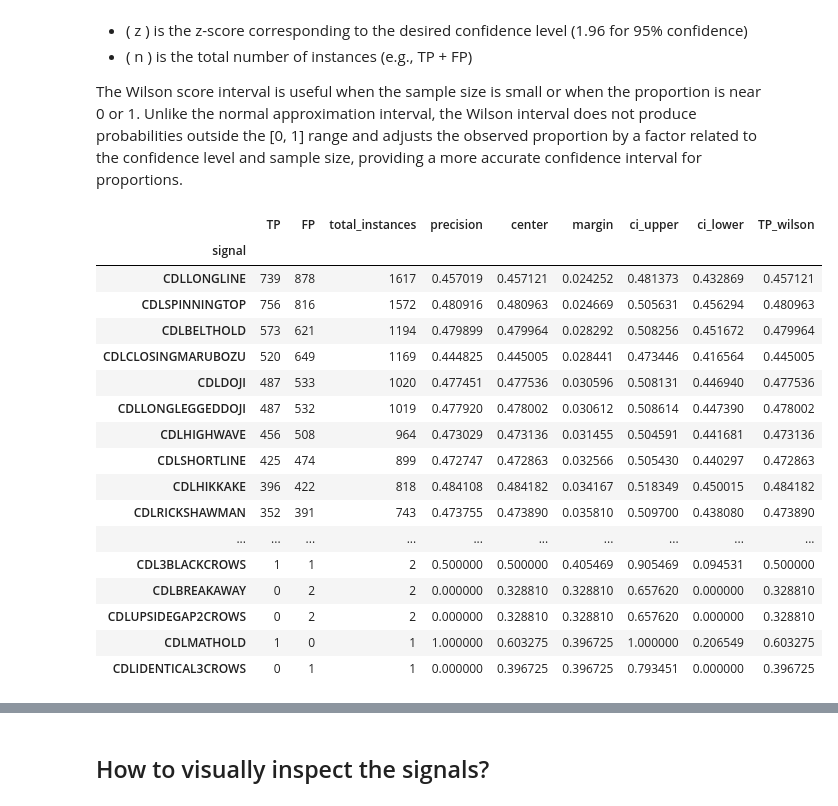
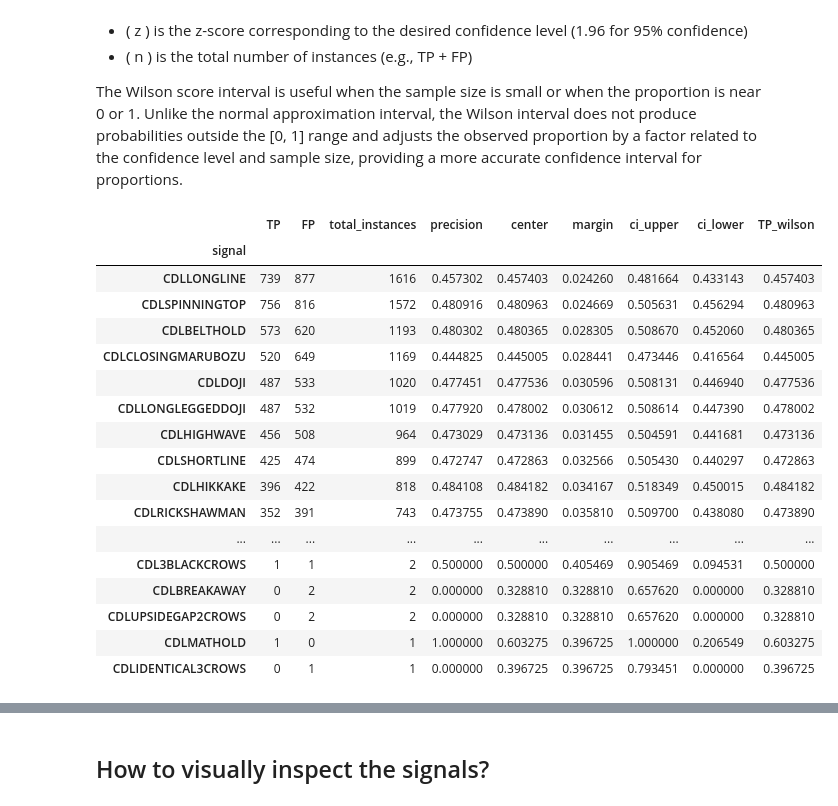
Before and after one commit to ImperialCollegeLondon/ReCoDE-DecodingMarketSignals, a Jupyter notebook: notebooks/ReCoDe_DecodingMarketSignals.ipynb, the cells around one changed output, grey strips where cells are left out. Saved outputs shown, nothing was run; the diff lists cells and outputs as text; code cells hidden in the pictures.

```diff
--- a/notebooks/ReCoDe_DecodingMarketSignals.ipynb
+++ b/notebooks/ReCoDe_DecodingMarketSignals.ipynb
@@ -134,12 +132,12 @@ df = (
             intraday_return=lambda df: (df['close'] - df['open']) / df['open'],
             sign_intraday_return=lambda df: np.sign(df['intraday_return']).astype(int))
     [['date', 'open', 'high', 'low', 'close', 'vol', 'intraday_return', 'sign_intraday_return']]
-#     .set_index('date')
 )
 
+df['log_return'] = np.log(df['close'] / df['close'].shift(1))
+df['next_intraday_return'] = df['intraday_return'].shift(-1)
+df['sign_next_day_return'] = df['sign_intraday_return'].shift(-1).astype('Int64')
 
-df['next_day_return'] = df['sign_intraday_return'].shift(-1).astype('Int64')
-df['log_return'] = np.log(df['close'] / df['close'].shift(-1))
 # df['previous_day_return'] = df['sign_intraday_return'].shift(+1)#.dropna().astype(int)
 # df['5_days_mean_return'] = df['log_return'].rolling(window=5, min_periods=1).mean().shift(-5)  # Idea: Compute 5 days average ahead returns one day after the signal. using pd.rolling and pd.shift.
 df = df.dropna()
@@ -286,15 +272,15 @@ cs_signals_df = cs_signals_df.copy()
 
 
 # Calculate TP, FP, TN, FN for each CS pattern
-cs_signals_df['TP'] = ((np.sign(cs_signals_df['cs_pattern']) == np.sign(cs_signals_df['next_day_return']))
+cs_signals_df['TP'] = ((np.sign(cs_signals_df['cs_pattern']) == np.sign(cs_signals_df['sign_next_day_return']))
                            & (cs_signals_df['cs_pattern'] != 0)).astype(int)
 
-cs_signals_df['FP'] = ((np.sign(cs_signals_df['cs_pattern']) != np.sign(cs_signals_df['next_day_return']))
+cs_signals_df['FP'] = ((np.sign(cs_signals_df['cs_pattern']) != np.sign(cs_signals_df['sign_next_day_return']))
                            & (cs_signals_df['cs_pattern'] != 0)).astype(int)
 
 # Does not really make sense, as most of the time the cs patterns dont appear
-# cs_signals_df['TN'] = ((cs_signals_df['cs_pattern'] == 0) & (cs_signals_df['next_day_return'] == 0)).astype(int)
-# cs_signals_df['FN'] = ((cs_signals_df['cs_pattern'] == 0) & (cs_signals_df['next_day_return'] != 0)).astype(int)
+# cs_signals_df['TN'] = ((cs_signals_df['cs_pattern'] == 0) & (cs_signals_df['sign_next_day_return'] == 0)).astype(int)
+# cs_signals_df['FN'] = ((cs_signals_df['cs_pattern'] == 0) & (cs_signals_df['sign_next_day_return'] != 0)).astype(int)
 
 # Group by the 'signal' level of the index (which represents the candlestick pattern)
 # and sum the TP, FP, TN, FN for each pattern
@@ -317,36 +303,36 @@ performance_metrics.fillna(0, inplace=True)
 
 # Calculate the Wilson score interval for each row
 
 z = norm.ppf(0.975)
 # performance_metrics['precision_lower'] = 0
 # performance_metrics['precision_upper'] = 0
 for index, row in performance_metrics.iterrows():
     p_hat = row['precision']  # The observed proportion (precision)
     n = row['total_instances']  # The total instances (TP + FP)
     denominator = 1 + z**2 / n
     center = (p_hat + z**2 / (2 * n)) / denominator
     margin = (z * np.sqrt((p_hat * (1 - p_hat) / n) + z**2 / (4 * n**2))) / denominator
 #     performance_metrics.at[index, 'precision_lower'] = center - margin  # somehow this does not work
 #     performance_metrics.at[index, 'precision_upper'] = center + margin
     performance_metrics.at[index, 'center'] = center
     performance_metrics.at[index, 'margin'] = margin
 
 
 performance_metrics['ci_upper'] = performance_metrics['center'] + performance_metrics['margin']
 performance_metrics['ci_lower'] = performance_metrics['center'] - performance_metrics['margin']
 performance_metrics['TP_wilson'] = performance_metrics['center']
 
 
 
 # Sort the performance DataFrame by 'TP' in descending order
 performance_metrics = performance_metrics.sort_values(by=['total_instances', 'TP'], ascending=False)
 performance_metrics
 # %% [output]
 |  | TP | FP | total_instances | precision | center | margin | ci_upper | ci_lower | TP_wilson |
 | signal |  |  |  |  |  |  |  |  |  |
-| CDLLONGLINE | 739 | 878 | 1617 | 0.457019 | 0.457121 | 0.024252 | 0.481373 | 0.432869 | 0.457121 |
+| CDLLONGLINE | 739 | 877 | 1616 | 0.457302 | 0.457403 | 0.024260 | 0.481664 | 0.433143 | 0.457403 |
 | CDLSPINNINGTOP | 756 | 816 | 1572 | 0.480916 | 0.480963 | 0.024669 | 0.505631 | 0.456294 | 0.480963 |
-| CDLBELTHOLD | 573 | 621 | 1194 | 0.479899 | 0.479964 | 0.028292 | 0.508256 | 0.451672 | 0.479964 |
+| CDLBELTHOLD | 573 | 620 | 1193 | 0.480302 | 0.480365 | 0.028305 | 0.508670 | 0.452060 | 0.480365 |
 | CDLCLOSINGMARUBOZU | 520 | 649 | 1169 | 0.444825 | 0.445005 | 0.028441 | 0.473446 | 0.416564 | 0.445005 |
 | CDLDOJI | 487 | 533 | 1020 | 0.477451 | 0.477536 | 0.030596 | 0.508131 | 0.446940 | 0.477536 |
 | CDLLONGLEGGEDDOJI | 487 | 532 | 1019 | 0.477920 | 0.478002 | 0.030612 | 0.508614 | 0.447390 | 0.478002 |
```
Also changed, not shown: parts of 21 cells of this notebook.
